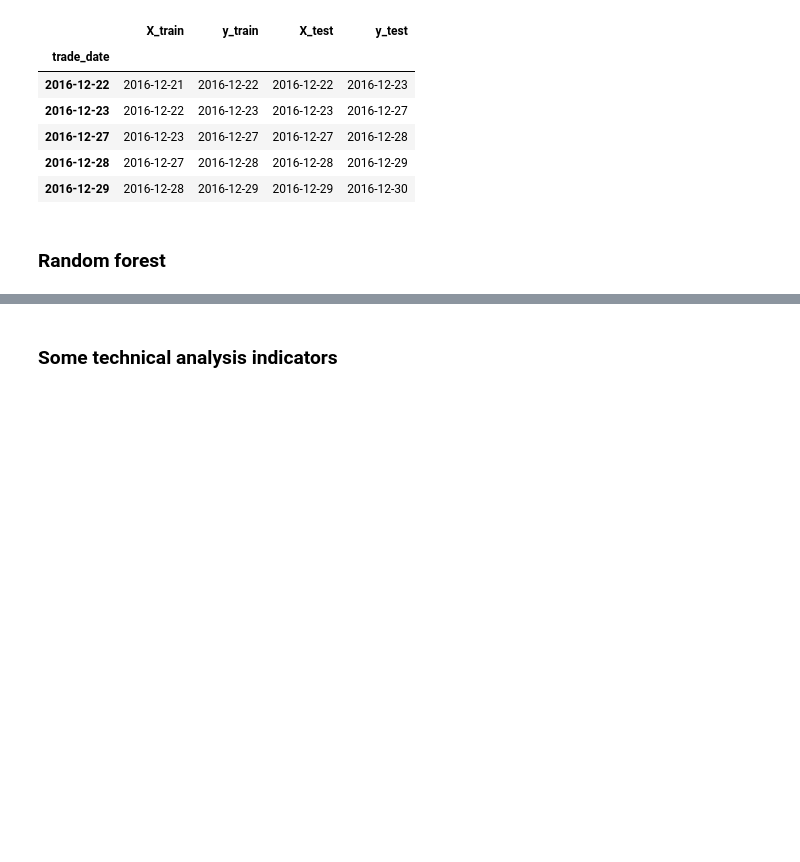
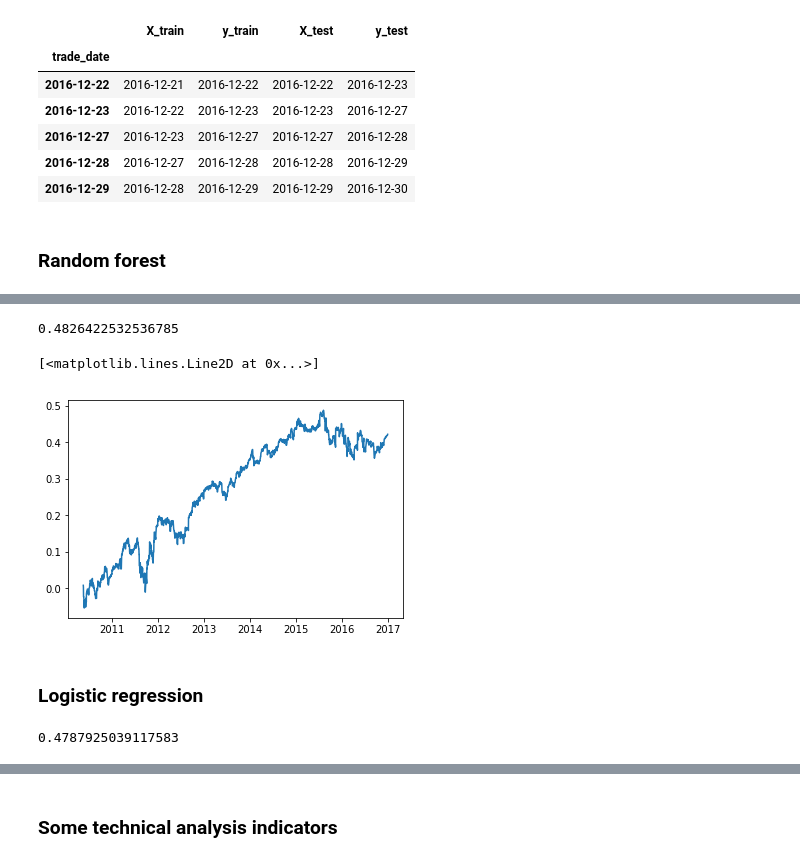
Before and after one commit to marshallratliff/W207_Final_Project, a Jupyter notebook: Final_Project_Analysis_Marcus.ipynb, the cells around one changed output, grey strips where cells are left out. Drawn from its saved outputs; the diff is of its cells as text; code cells hidden in the pictures; blank space fills up the shorter version.

```diff
--- a/Final_Project_Analysis_Marcus.ipynb
+++ b/Final_Project_Analysis_Marcus.ipynb
@@ -259,29 +277,34 @@ result_rf_regr = np.array(out)
 # %%
 %%time
-regr = RandomForestClassfier(n_estimators=10, random_state=1, n_jobs=-1, bootstrap=True)
 
-def evaluate_rf_regr(date):
+def evaluate_rf_clf(date):
     X_train, y_train, y_bin_train, X_test, y_test, y_bin_test = train_test_split(date)
+    clf = RandomForestClassifier(n_estimators=50, random_state=1, n_jobs=1, bootstrap=True, criterion="gini")
 
     try:
-        regr.fit(X_train, y_bin_train)
+        clf.fit(X_train, y_bin_train)
     except ValueError:
-        return
+        return [date, None, None]
 
-    y_pred = regr.predict(X_test)
+    y_pred = clf.predict(X_test)
 
     # Calculate the accuracy of the direction prediction
     accu_d = sum(y_pred + y_bin_test != 1) / len(y_test)
 
     # Create a long only strategy to equally buy the stock with predicted positive overnight return
-    strat_return = np.mean(y_test[y_pred == 1])
+    if len(y_test[y_pred == 1]) > 0:
+        strat_return = np.mean(y_test[y_pred == 1])
+    else:
+        strat_return = 0
 
     return [date, accu_d, strat_return]
 
-
+# Somehow this does not play nice with the multithreading.
 # out = []
-# for date in dates.index:
-#     out.append(evaluate_rf_regr(date))
+# for date in dates.index[90:]:
+#     out.append(evaluate_rf_clf(date))
 
 # Kick it off with multi threading
-out = Parallel(n_jobs=-1)(delayed(evaluate_rf_regr)(date) for date in dates.index)
+out = Parallel(n_jobs=-1, backend="threading")(delayed(evaluate_rf_clf)(date) for date in dates.index[90:])
+
+result_rf_clf = np.array(out)
@@ -291,0 +313,13 @@ y_pred * y_test
+# %%
+# Average accuracy for predicting direction
+np.mean(result_rf_clf[:, 1])
+# %% [output]
+0.4826422532536785
+# %%
+# Strategy cumulative return
+plt.plot(result_rf_clf[:, 0], np.cumsum(result_rf_clf[:, 2]))
+# %% [output]
+[<matplotlib.lines.Line2D at 0x...>]
+[figure, added]
+# %% [markdown]
+### Logistic regression
@@ -291,0 +376,5 @@ y_pred * y_test
+# %%
+# Average accuracy for predicting direction
+np.nanmean(result_log_reg[:, 1])
+# %% [output]
+0.4787925039117583
```
Also changed, not shown: parts of 22 cells of this notebook.
